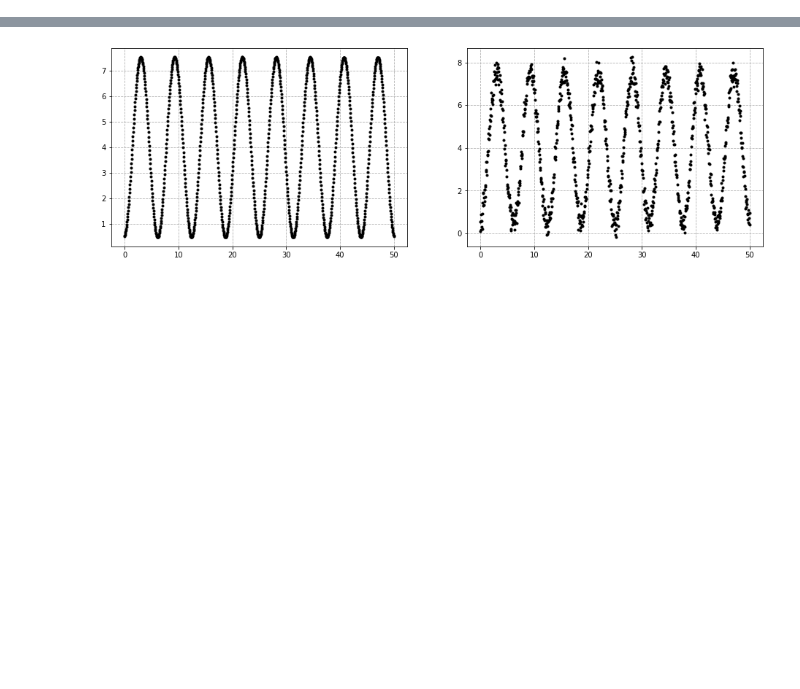
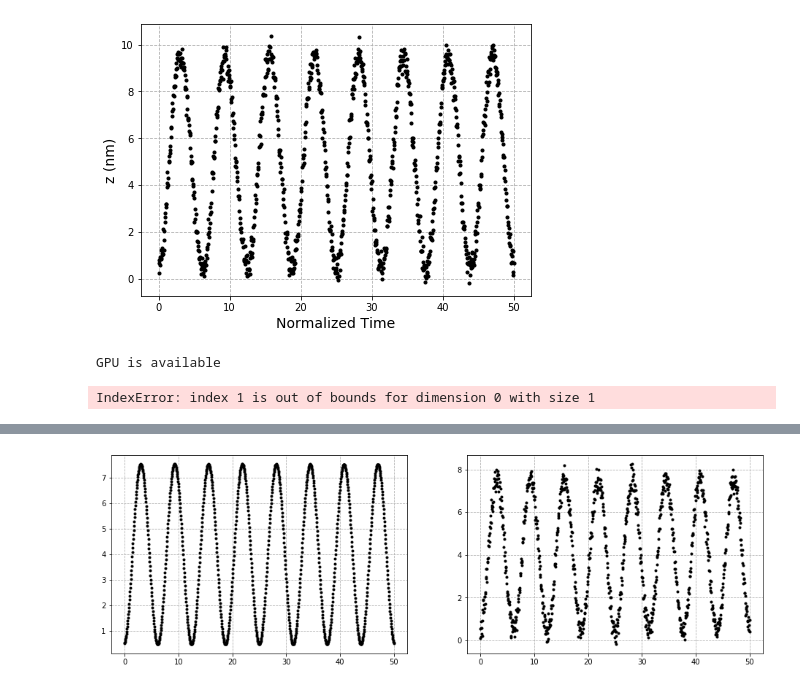
Before and after one commit to Jhko725/Contact-Point-Detection, a Jupyter notebook: NeuralODE.ipynb, the cells around one changed output, grey strips where cells are left out. Drawn from its saved outputs; the diff is of its cells as text; code cells hidden in the pictures; blank space fills up the shorter version.

Commit message:
Problem identified: batch dimension not considered in the model

```diff
--- a/NeuralODE.ipynb
+++ b/NeuralODE.ipynb
@@ -4,0 +47,24 @@ import matplotlib.pyplot as plt
+# %%
+ode_params = {'Q':12000, 'A0':0.5, 'Om':1., 'k':1000}
+t = np.linspace(0, 50, 1000)
+
+# Interaction force
+def F(z):
+    return -5/z**2
+
+SyntheticAFM = SyntheticGeneralModeAFM(ode_params, F, t)
+train_dataset = SyntheticAFM.CreateDataset([3., 4., 5.])
+# %%
+fig, ax = train_dataset.PlotData(2)
+# %% [output]
+[figure, added]
+# %%
+import torch
+if torch.cuda.is_available:
+    device = torch.device("cuda")
+    print("GPU is available")
+else:
+    device = torch.device("cpu")
+    print("GPU not available, CPU used")
+# %% [output]
+GPU is available
@@ -4,0 +76,4 @@ import matplotlib.pyplot as plt
+# %%
+trainer.fit(model)
+# %% [output]
+IndexError: index 1 is out of bounds for dimension 0 with size 1
```
Also changed, not shown: parts of 8 cells of this notebook, 33 other files.
